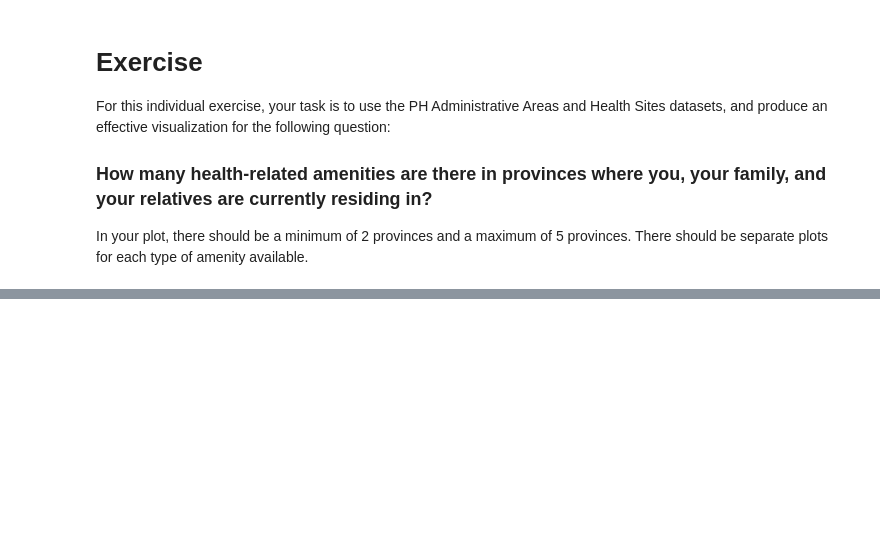
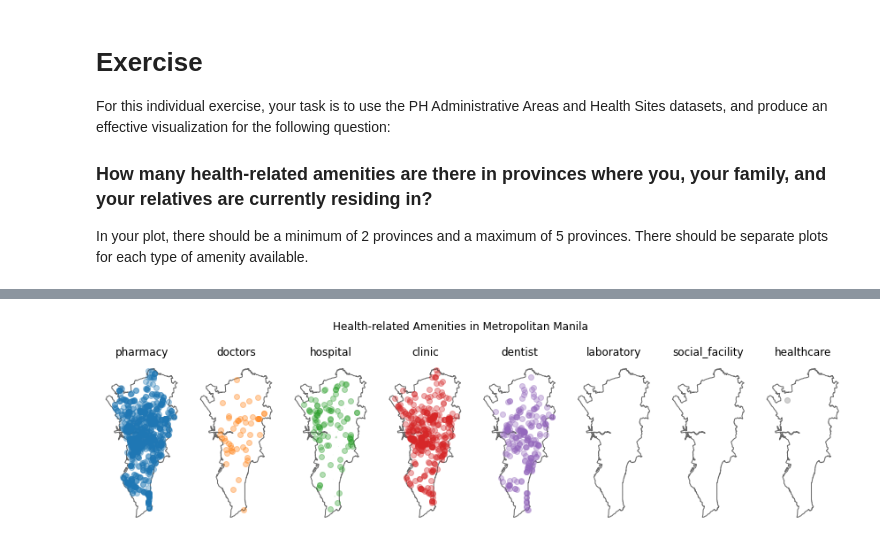
Before and after one commit to S0rbetes/datasci-s12-teng, a Jupyter notebook: exercise-geospatial-data/08 - Geospatial Data.ipynb, the cells around one changed output, grey strips where cells are left out. Saved outputs shown, nothing was run; the diff lists cells and outputs as text; code cells hidden in the pictures; blank space fills up the shorter version.

```diff
--- a/exercise-geospatial-data/08 - Geospatial Data.ipynb
+++ b/exercise-geospatial-data/08 - Geospatial Data.ipynb
@@ -451,3 +430,6 @@ For this individual exercise, your task is to use the PH Administrative Areas an
 ### How many health-related amenities are there in provinces where you, your family, and your relatives are currently residing in?
 
 In your plot, there should be a minimum of 2 provinces and a maximum of 5 provinces. There should be separate plots for each type of amenity available.
+# %%
+amenities = [x for x in healthsites['amenity'].unique() if len(x) > 0]
+amenities
@@ -453,0 +447,6 @@ In your plot, there should be a minimum of 2 provinces and a maximum of 5 provin
+# %%
+region_name = "Metropolitan Manila"
+region = ph[ph.NAME_1 == region_name]
+
+amenities_within = gpd.sjoin(healthsites, region, op='within')
+amenities_within.head()
@@ -453,0 +460,19 @@ In your plot, there should be a minimum of 2 provinces and a maximum of 5 provin
+# %%
+colors = plt.rcParams["axes.prop_cycle"]()
+
+fig, ax = plt.subplots(1, len(amenities), figsize=(15, 4))
+for i, amen in enumerate(amenities):
+    c = next(colors)["color"]
+
+    region.plot(ax=ax[i], color='white', edgecolor='dimgray')
+    local_amen = amenities_within[amenities_within.amenity == amen]
+
+    if len(local_amen) > 0:
+      local_amen.plot(ax=ax[i], alpha=0.35, color=c)
+    ax[i].set_title(amen)
+    ax[i].axis('off')
+fig.suptitle('Health-related Amenities in ' + region_name)
+fig.show()
+fig.savefig(region_name + '.png')
+# %% [output]
+[figure, added]
```
Also changed, not shown: parts of 23 cells of this notebook.
